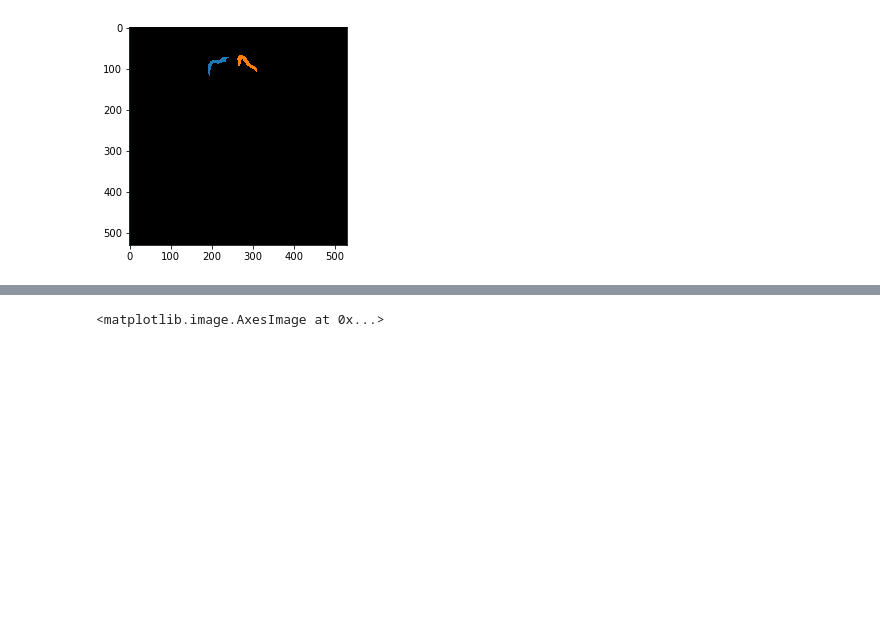
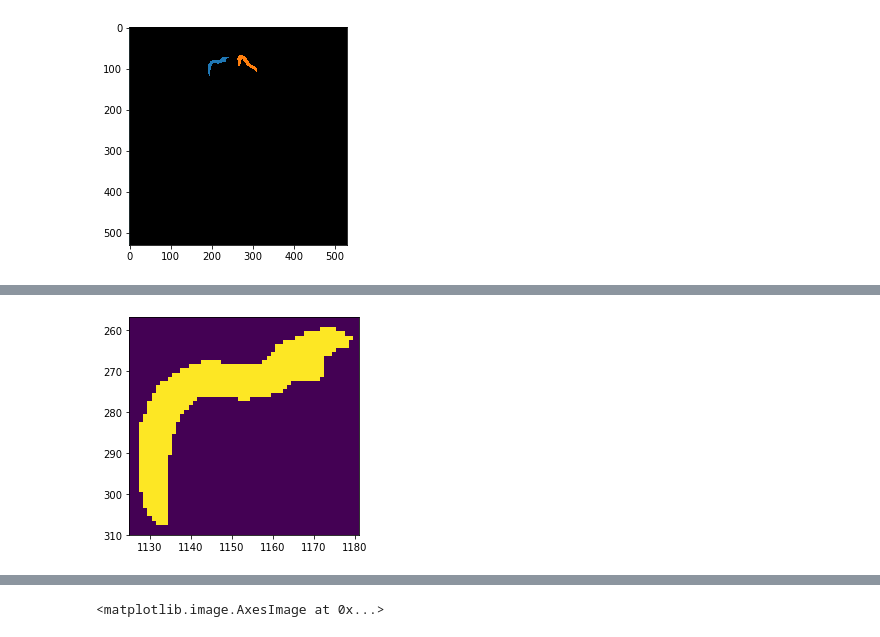
Before and after one commit to RosaryYao/msc_wormtracking, a Jupyter notebook: graph_production.ipynb, the cells around one changed output, grey strips where cells are left out. Saved outputs shown, nothing was run; the diff lists cells and outputs as text; code cells hidden in the pictures; blank space fills up the shorter version.

```diff
--- a/graph_production.ipynb
+++ b/graph_production.ipynb
@@ -144,0 +135,46 @@ plt.show()
+# %%
+dorsal = fN['coordinates']['dorsal_contours'][114151]  # Worm 26, in D7_mask_1
+dorsal_x = [each[0]/12 for each in dorsal]
+dorsal_y = [each[1]/12 for each in dorsal]
+
+ventral = fN['coordinates']['ventral_contours'][114151]
+ventral_x = [each[0]/12 for each in ventral]
+ventral_y = [each[1]/12 for each in ventral]
+
+from PIL import Image, ImageDraw
+
+polygon = []
+
+x_i = 0
+while x_i < len(dorsal_x):
+    polygon.append(dorsal_x[x_i])
+    polygon.append(dorsal_y[x_i])
+    x_i += 1
+
+y_i = len(ventral_x)-1
+while y_i >= 0:
+    polygon.append(ventral_x[y_i])
+    polygon.append(ventral_y[y_i])
+    y_i -= 1
+
+width = 3600
+height = 3036
+
+img = Image.new('L', (width, height), 0)
+ImageDraw.Draw(img).polygon(polygon, outline=26, fill=26)
+# %%
+mask = np.array(img)
+# %%
+fig = plt.figure()
+ax = fig.add_subplot(111)
+#plt.xlim(1080, 1150)
+#plt.ylim(250,300)
+
+plt.xlim(1125, 1181)
+plt.ylim(257,310)
+
+plt.imshow(mask)
+plt.gca().invert_yaxis()
+plt.show()
+# %% [output]
+[figure, added]
```
Also changed, not shown: parts of 5 cells of this notebook, 3 other files.
